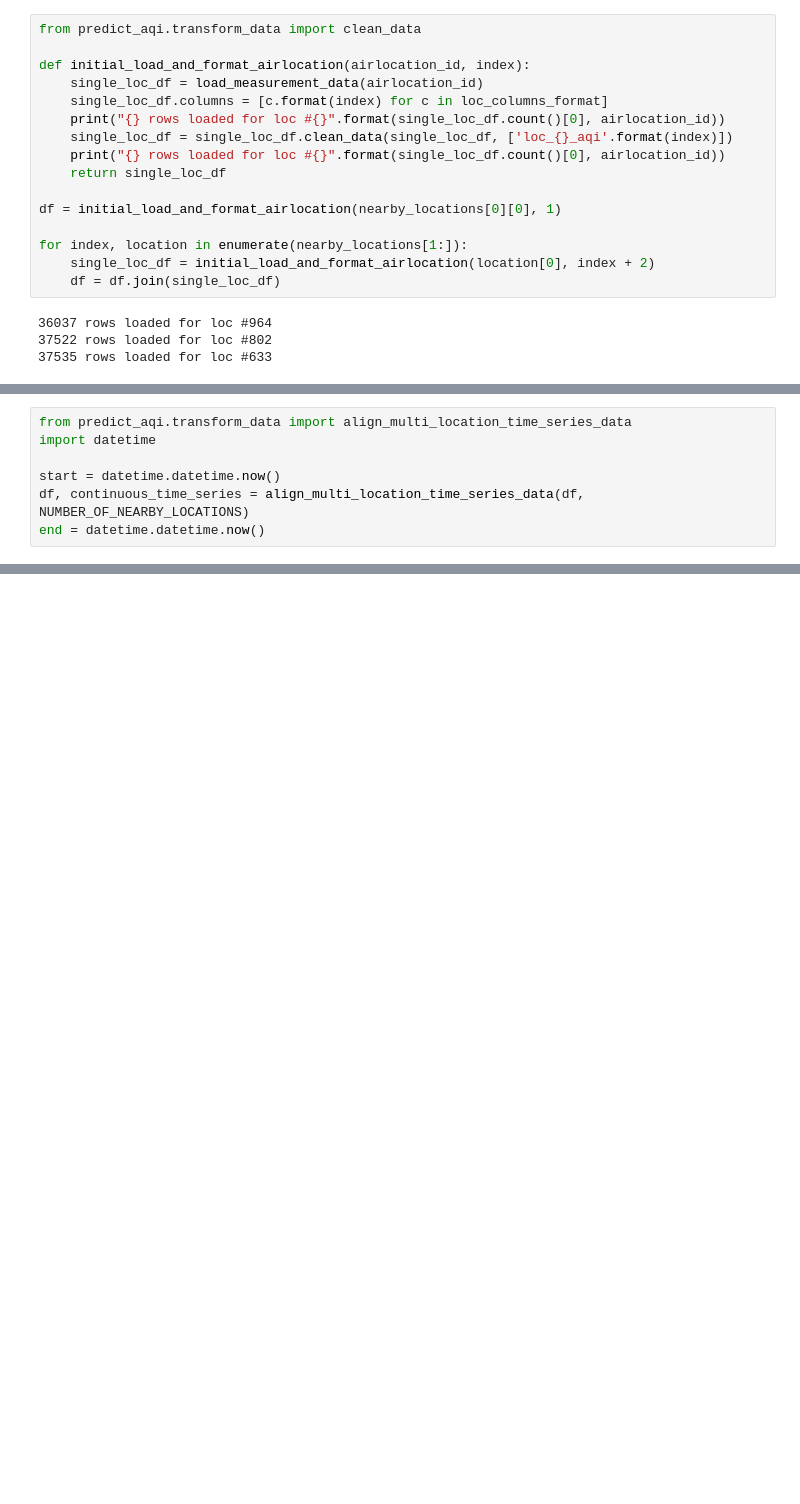
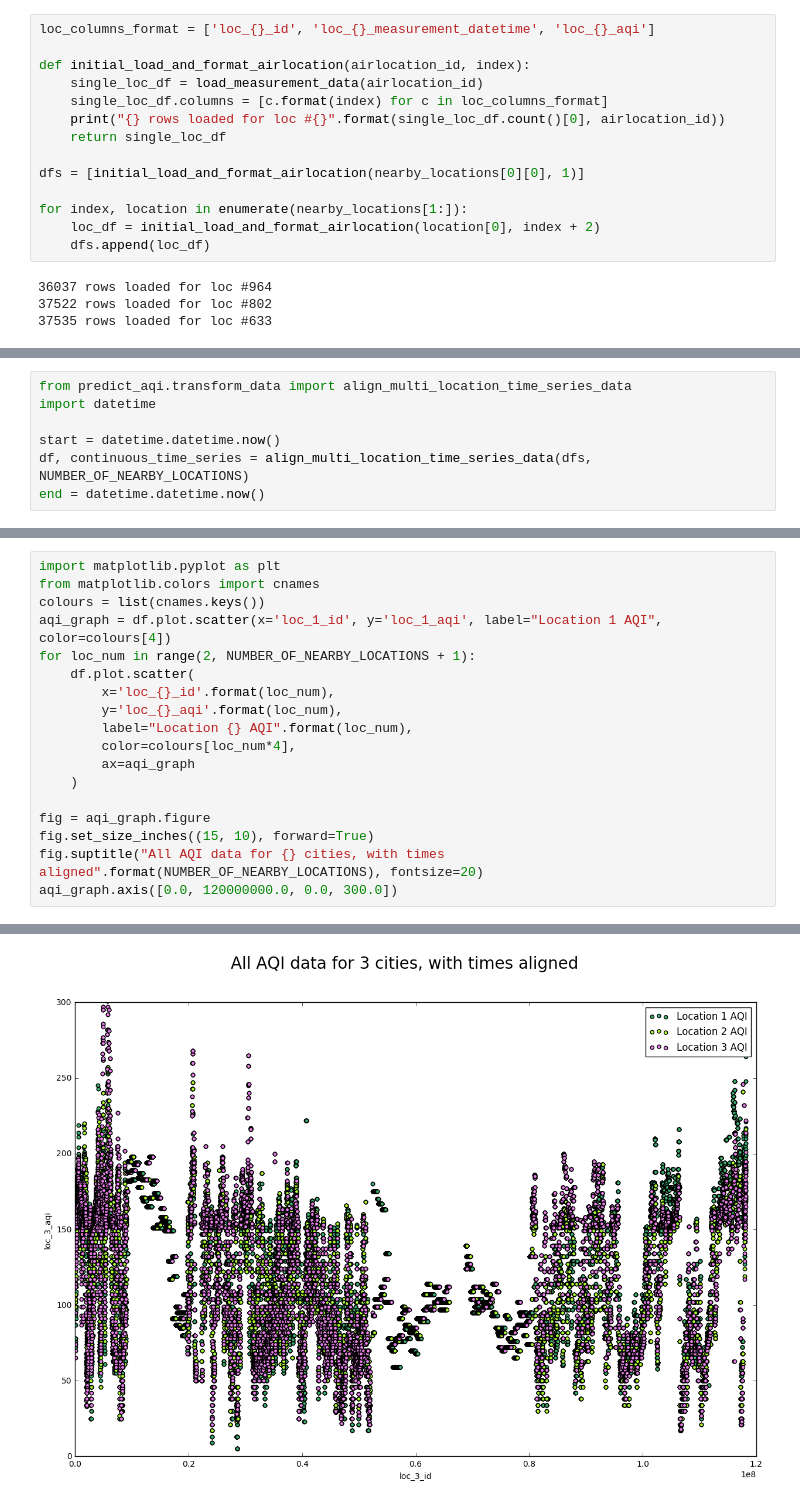
Before and after one commit to curiousest/predict-AQI, a Jupyter notebook: predict_aqi/notebooks/hypothesis4_nearby_locations.ipynb, the cells around one changed output, grey strips where cells are left out. Drawn from its saved outputs; the diff is of its cells as text; blank space fills up the shorter version.

Commit message:
Nearby locations model getting there.

```diff
--- a/predict_aqi/notebooks/hypothesis4_nearby_locations.ipynb
+++ b/predict_aqi/notebooks/hypothesis4_nearby_locations.ipynb
@@ -26,21 +26,19 @@ print("Using nearby locations: " + str([load_air_location_data(l[0])["short_name
 Predicting for: Chengdu Shi
 Using nearby locations: ['China/成都/沙河铺', 'China/成都/三瓦窑']
 # %%
-from predict_aqi.transform_data import clean_data
+loc_columns_format = ['loc_{}_id', 'loc_{}_measurement_datetime', 'loc_{}_aqi']
 
 def initial_load_and_format_airlocation(airlocation_id, index):
     single_loc_df = load_measurement_data(airlocation_id)
     single_loc_df.columns = [c.format(index) for c in loc_columns_format]
     print("{} rows loaded for loc #{}".format(single_loc_df.count()[0], airlocation_id))
-    single_loc_df = single_loc_df.clean_data(single_loc_df, ['loc_{}_aqi'.format(index)])
-    print("{} rows loaded for loc #{}".format(single_loc_df.count()[0], airlocation_id))
     return single_loc_df
 
-df = initial_load_and_format_airlocation(nearby_locations[0][0], 1)
+dfs = [initial_load_and_format_airlocation(nearby_locations[0][0], 1)]
 
 for index, location in enumerate(nearby_locations[1:]):
-    single_loc_df = initial_load_and_format_airlocation(location[0], index + 2)
-    df = df.join(single_loc_df)
+    loc_df = initial_load_and_format_airlocation(location[0], index + 2)
+    dfs.append(loc_df)
 # %% [output]
 36037 rows loaded for loc #964
 37522 rows loaded for loc #802
@@ -50,7 +74,7 @@ from predict_aqi.transform_data import align_multi_location_time_series_data
 import datetime
 
 start = datetime.datetime.now()
-df, continuous_time_series = align_multi_location_time_series_data(df, NUMBER_OF_NEARBY_LOCATIONS)
+df, continuous_time_series = align_multi_location_time_series_data(dfs, NUMBER_OF_NEARBY_LOCATIONS)
 end = datetime.datetime.now()
 # %%
 print("Cleaning data took {} seconds".format((end - start).total_seconds()))
@@ -56,0 +87,19 @@ print("Cleaning data took {} seconds".format((end - start).total_seconds()))
+# %%
+import matplotlib.pyplot as plt
+from matplotlib.colors import cnames
+colours = list(cnames.keys())
+aqi_graph = df.plot.scatter(x='loc_1_id', y='loc_1_aqi', label="Location 1 AQI", color=colours[4])
+for loc_num in range(2, NUMBER_OF_NEARBY_LOCATIONS + 1):
+    df.plot.scatter(
+        x='loc_{}_id'.format(loc_num),
+        y='loc_{}_aqi'.format(loc_num),
+        label="Location {} AQI".format(loc_num),
+        color=colours[loc_num*4],
+        ax=aqi_graph
+    )
+
+fig = aqi_graph.figure
+fig.set_size_inches((15, 10), forward=True)
+fig.suptitle("All AQI data for {} cities, with times aligned".format(NUMBER_OF_NEARBY_LOCATIONS), fontsize=20)
+aqi_graph.axis([0.0, 120000000.0, 0.0, 300.0])
+# %% [output]
@@ -57,2 +107,3 @@ print("Cleaning data took {} seconds".format((end - start).total_seconds()))
+[figure, added]
 # %%
 # Select classifier to use
```
Also changed, not shown: parts of 9 cells of this notebook, 2 other files.
